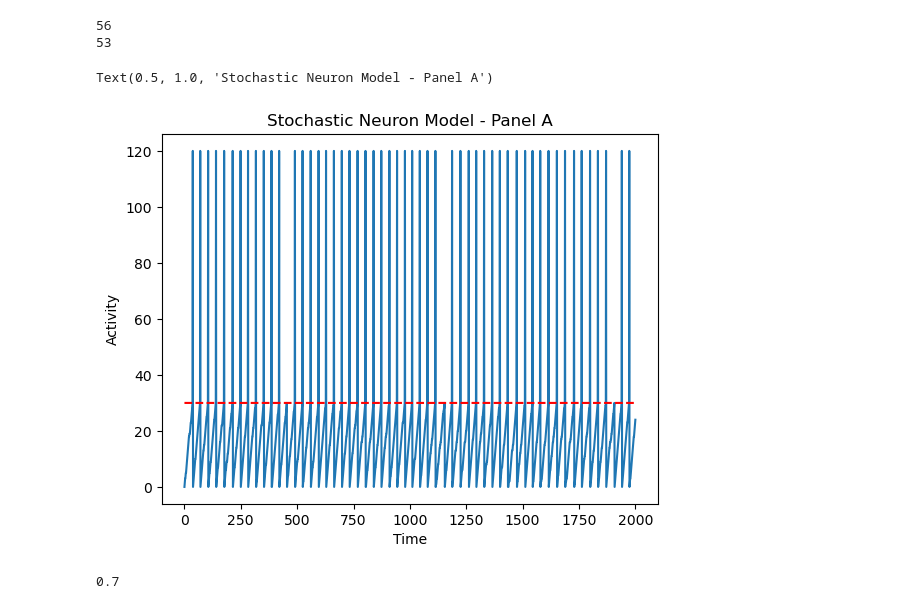
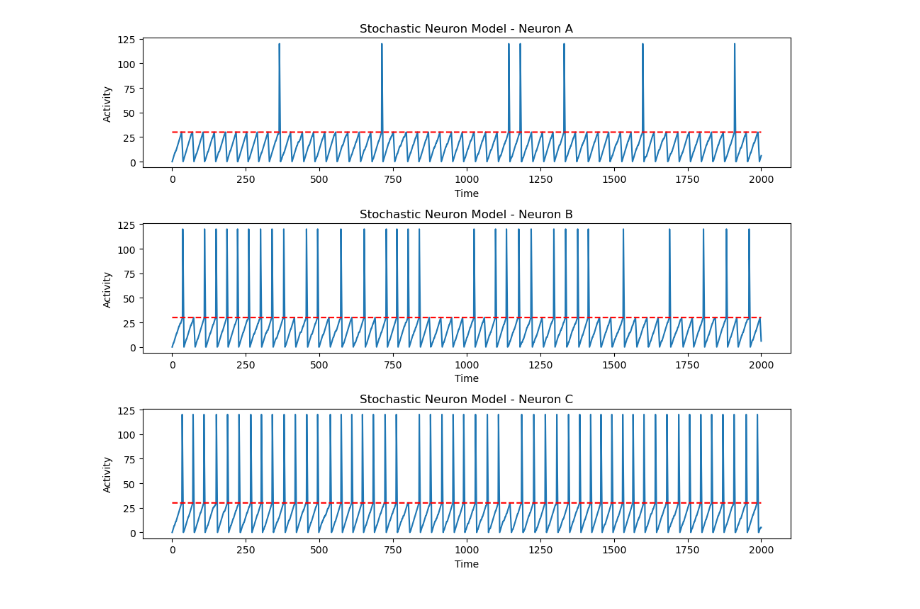
Before and after one commit to MrMeowdyRowdy/Stochastic-Neuron-Model-With-Spiking-Behaviour-and-Neural-Network-Implementation, a Jupyter notebook: NeuronModel.ipynb, the cells around one changed output. Cells and saved outputs as stored; diff of their text form; code cells hidden in the pictures.

```diff
--- a/NeuronModel.ipynb
+++ b/NeuronModel.ipynb
@@ -81,26 +42,46 @@ Text(0.5, 1.0, 'Stochastic Neuron Model - Panel A')
-# %%
-# Example usage for panel A
-num_steps = 2000  # Number of time steps
-p = 0.9  # Transit probability of internal state
-pf = 0.9  # Firing probability
-L = 30  # Activation threshold
-
-activity = stochastic_neuron_model(num_steps, p, pf, L)
-
-# Plotting the activity over time
-time = list(range(num_steps + 1))
-plt.plot(time, activity)
-plt.plot(time, [L] * len(time), 'r--', label='L')
-plt.xlabel('Time')
-plt.ylabel('Activity')
-plt.title('Stochastic Neuron Model - Panel A')
-# %% [output]
-56
-53
-Text(0.5, 1.0, 'Stochastic Neuron Model - Panel A')
-[figure, removed]
 # %%
-0.7
+fig, axs = plt.subplots(3, 1, figsize=(10, 8))
+
+# Panel A - Case 1
+num_steps = 2000
+p = 0.9
+pf = 0.1
+L = 30
+activity = stochastic_neuron_model(num_steps, p, pf, L)
+time = list(range(num_steps + 1))
+axs[0].plot(time, activity)
+axs[0].plot(time, [L] * len(time), 'r--', label='L')
+axs[0].set_xlabel('Time')
+axs[0].set_ylabel('Activity')
+axs[0].set_title('Stochastic Neuron Model - Neuron A')
+
+# Panel A - Case 2
+num_steps = 2000
+p = 0.9
+pf = 0.5
+L = 30
+activity = stochastic_neuron_model(num_steps, p, pf, L)
+time = list(range(num_steps + 1))
+axs[1].plot(time, activity)
+axs[1].plot(time, [L] * len(time), 'r--', label='L')
+axs[1].set_xlabel('Time')
+axs[1].set_ylabel('Activity')
+axs[1].set_title('Stochastic Neuron Model - Neuron B')
+
+# Panel A - Case 3
+num_steps = 2000
+p = 0.9
+pf = 0.9
+L = 30
+activity = stochastic_neuron_model(num_steps, p, pf, L)
+time = list(range(num_steps + 1))
+axs[2].plot(time, activity)
+axs[2].plot(time, [L] * len(time), 'r--', label='L')
+axs[2].set_xlabel('Time')
+axs[2].set_ylabel('Activity')
+axs[2].set_title('Stochastic Neuron Model - Neuron C')
+
+plt.tight_layout()
 # %% [output]
-0.7
+[figure, added]
 # %%
```
Also changed, not shown: parts of 11 cells of this notebook.
